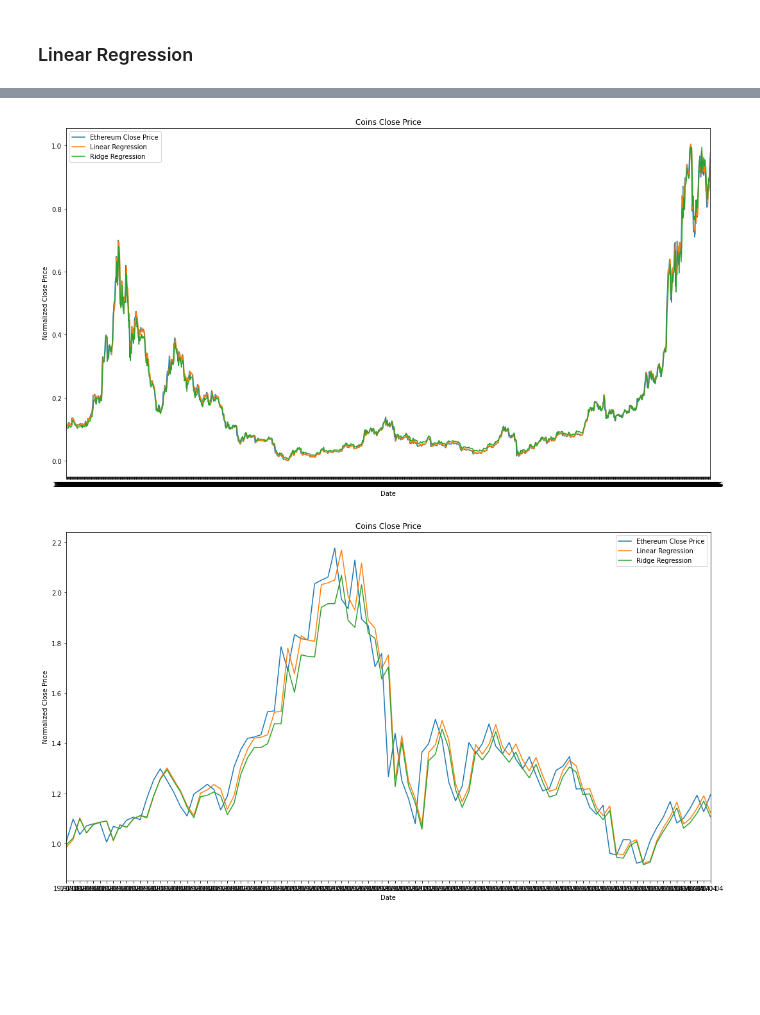
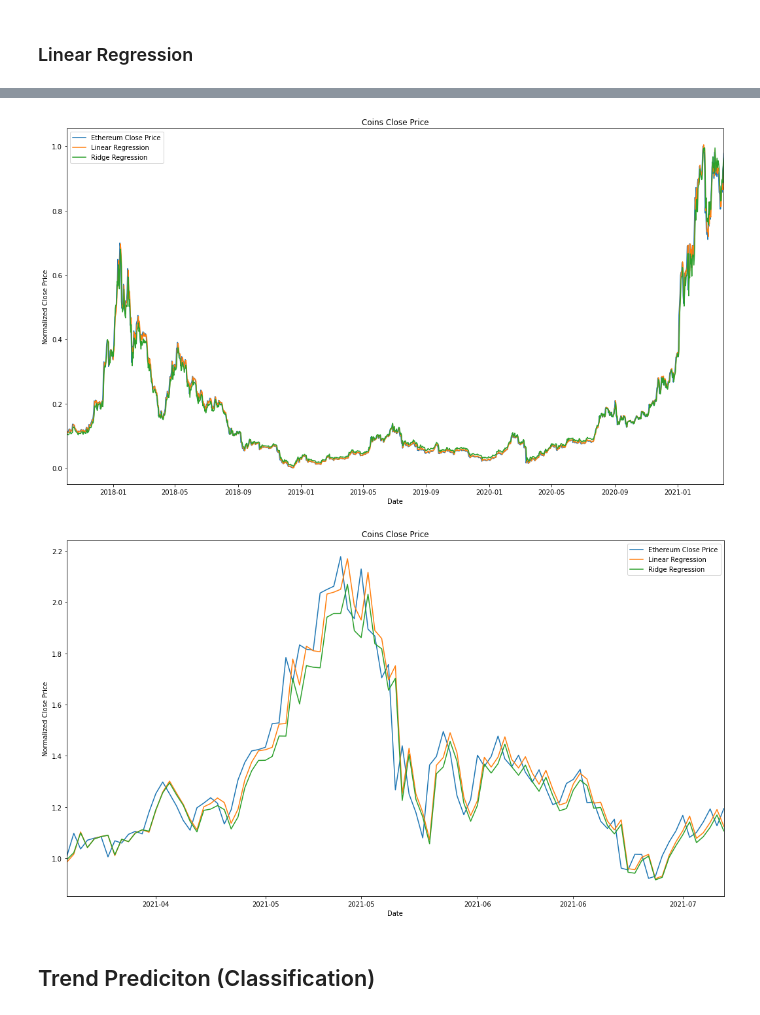
Before and after one commit to jcalvesoliveira/crypto-deep-learning, a Jupyter notebook: notebooks/1.0-initial-data-exploration.ipynb, the cells around one changed output, grey strips where cells are left out. Drawn from its saved outputs; the diff is of its cells as text; code cells hidden in the pictures; blank space fills up the shorter version.

```diff
--- a/notebooks/1.0-initial-data-exploration.ipynb
+++ b/notebooks/1.0-initial-data-exploration.ipynb
@@ -279,6 +282,7 @@ drop_cols = []
 for coin in coins:
     for col in ['sno']:
         drop_cols.append(f'{coin}_{col}')
+drop_cols.append('date')
 # %%
 minmax_transformer = Pipeline(steps=[('minmax', MinMaxScaler())])
 
@@ -291,7 +295,7 @@ pipeline = Pipeline([
                        verbose_feature_names_out=True))
 ])
 # %%
-train = pipeline.fit_transform(train)
-test = pipeline.transform(test)
+X_train = pipeline.fit_transform(train)
+X_test = pipeline.transform(test)
 # %%
 feature_names = list(pipeline["normalization"].get_feature_names_out())
@@ -356,7 +366,7 @@ results_cols = ['adf', 'pvalue', 'usedlag', 'nobs', 'critical values']
 
 for col in corr_cols:
     col_index = feature_names.index(col)
-    adf_results = adfuller(train[:, col_index])
+    adf_results = adfuller(X_train[:, col_index])
     print(f"\n---------\n{col}\n{response_string.format(*adf_results)}")
 # %% [output]
 ---------
@@ -383,10 +393,10 @@ model_cols = [
     'norm__bitcoin_open', 'norm__cardano_open', 'norm__ethereum_open'
 ]
 model_cols_id = [feature_names.index(col) for col in model_cols]
-X_train = train[:, model_cols_id]
-y_train = train[:, feature_names.index('norm__ethereum_close')]
-X_test = test[:, model_cols_id]
-y_test = test[:, feature_names.index('norm__ethereum_close')]
+y_train = X_train[:, feature_names.index('norm__ethereum_close')]
+X_train = X_train[:, model_cols_id]
+y_test = X_test[:, feature_names.index('norm__ethereum_close')]
+X_test = X_test[:, model_cols_id]
 # %%
 def evaluate_model(model, X_train, y_train, X_test, y_test):
     model.fit(X_train, y_train)
@@ -425,38 +461,36 @@ ridge_predictions_test = model.predict(X_test)
 # %%
 fig, ax = plt.subplots(figsize=(18, 10))
 
-ax.plot(train[:, -1],
-        train[:, feature_names.index(f'norm__ethereum_close')],
-        label="Ethereum Close Price")
-ax.plot(train[:, -1], linear_predictions_train, label="Linear Regression")
-ax.plot(train[:, -1], ridge_predictions_train, label="Ridge Regression")
+ax.plot(train["date"], y_train, label="Ethereum Close Price")
+ax.plot(train["date"], linear_predictions_train, label="Linear Regression")
+ax.plot(train["date"], ridge_predictions_train, label="Ridge Regression")
 ax.set(xlabel="Date",
        ylabel="Normalized Close Price",
        title="Coins Close Price",
-       xlim=[min(train[:, -1]), max(train[:, -1])])
+       xlim=[min(train["date"]), max(train["date"])])
 ax.legend(loc='best')
 
 date_form = DateFormatter("%Y-%m")
 ax.xaxis.set_major_formatter(date_form)
 plt.show()
 # %% [output]
-[figure, old version]
+[figure, new version]
 # %%
 fig, ax = plt.subplots(figsize=(18, 10))
 
-ax.plot(test[:, -1],
-        test[:, feature_names.index(f'norm__ethereum_close')],
-        label="Ethereum Close Price")
-ax.plot(test[:, -1], linear_predictions_test, label="Linear Regression")
-ax.plot(test[:, -1], ridge_predictions_test, label="Ridge Regression")
+ax.plot(test["date"], y_test, label="Ethereum Close Price")
+ax.plot(test["date"], linear_predictions_test, label="Linear Regression")
+ax.plot(test["date"], ridge_predictions_test, label="Ridge Regression")
 ax.set(xlabel="Date",
        ylabel="Normalized Close Price",
        title="Coins Close Price",
-       xlim=[min(test[:, -1]), max(test[:, -1])])
+       xlim=[min(test["date"]), max(test["date"])])
 ax.legend(loc='best')
 
 date_form = DateFormatter("%Y-%m")
 ax.xaxis.set_major_formatter(date_form)
 plt.show()
 # %% [output]
-[figure, old version]
+[figure, new version]
+# %% [markdown]
+## Trend Prediciton (Classification)
```
Also changed, not shown: parts of 13 cells of this notebook.
